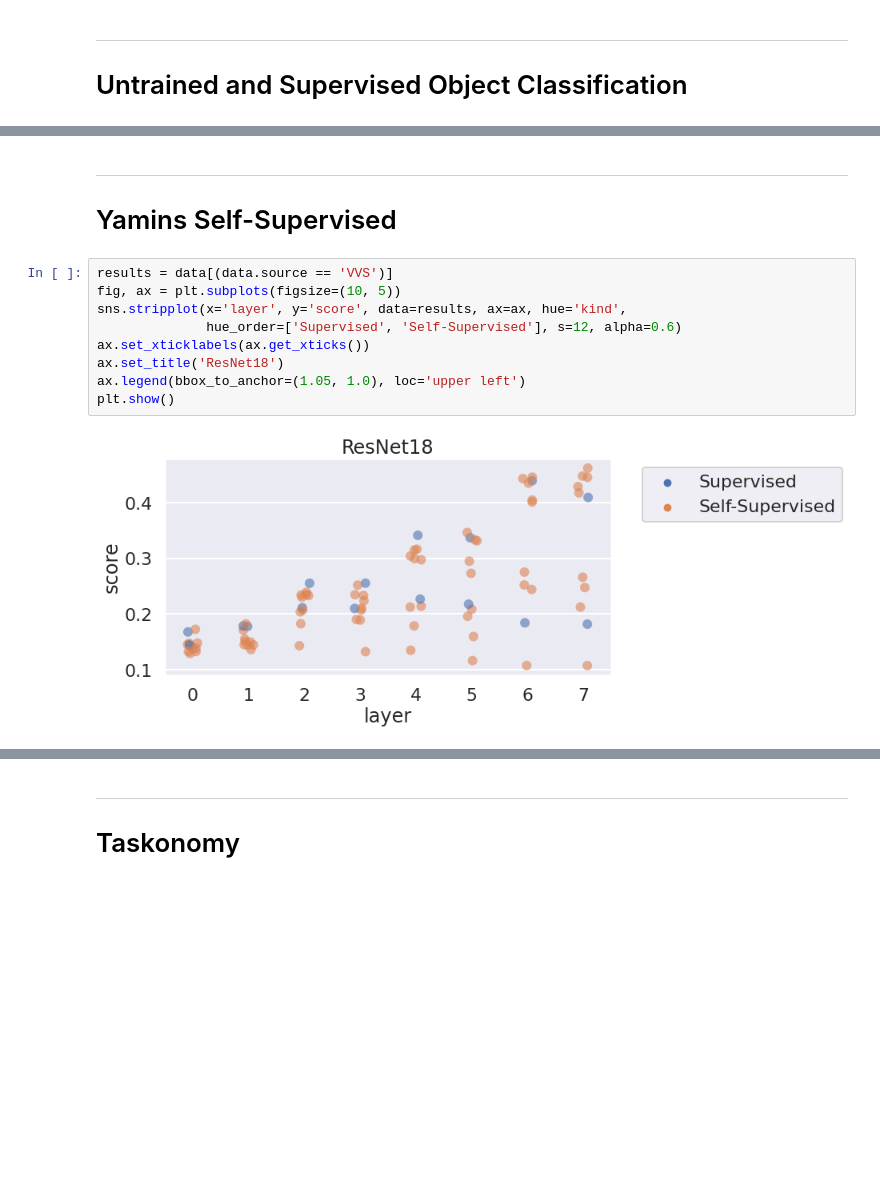
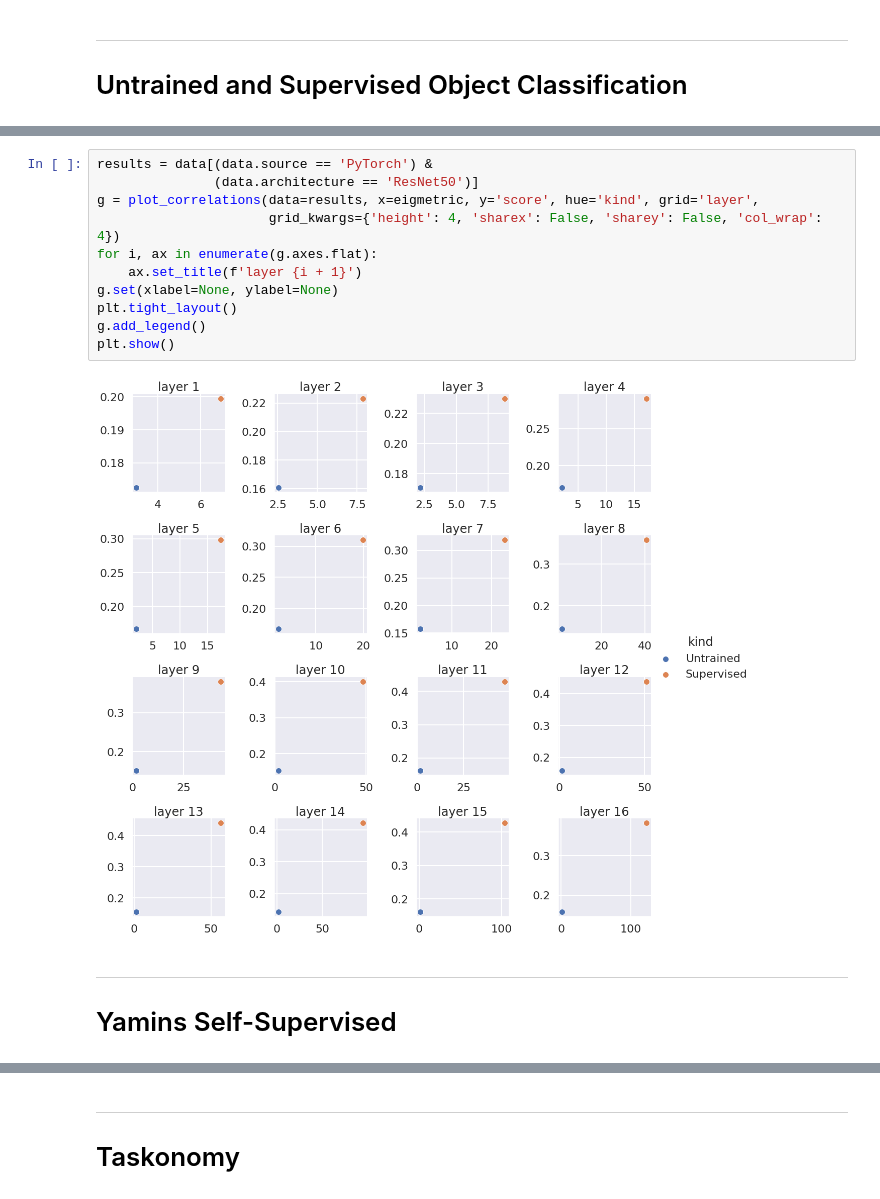
Before and after one commit to EricElmoznino/encoder_dimensionality, a Jupyter notebook: notebooks/explore_encoding_vs_eigmetrics.ipynb, the cells around one changed output, grey strips where cells are left out. Drawn from its saved outputs; the diff is of its cells as text; blank space fills up the shorter version.

Commit message:
- Completed correlation notebook

```diff
--- a/notebooks/explore_encoding_vs_eigmetrics.ipynb
+++ b/notebooks/explore_encoding_vs_eigmetrics.ipynb
@@ -46,14 +48,16 @@ plt.show()
+# %%
+results = data[(data.source == 'PyTorch') &
+               (data.architecture == 'ResNet50')]
+g = plot_correlations(data=results, x=eigmetric, y='score', hue='kind', grid='layer',
+                      grid_kwargs={'height': 4, 'sharex': False, 'sharey': False, 'col_wrap': 4})
+for i, ax in enumerate(g.axes.flat):
+    ax.set_title(f'layer {i + 1}')
+g.set(xlabel=None, ylabel=None)
+plt.tight_layout()
+g.add_legend()
+plt.show()
+# %% [output]
+[figure, added]
 # %% [markdown]
 ---
 # Yamins Self-Supervised
-# %%
-results = data[(data.source == 'VVS')]
-fig, ax = plt.subplots(figsize=(10, 5))
-sns.stripplot(x='layer', y='score', data=results, ax=ax, hue='kind',
-              hue_order=['Supervised', 'Self-Supervised'], s=12, alpha=0.6)
-ax.set_xticklabels(ax.get_xticks())
-ax.set_title('ResNet18')
-ax.legend(bbox_to_anchor=(1.05, 1.0), loc='upper left')
-plt.show()
-# %% [output]
-[figure, removed]
```
Also changed, not shown: parts of 4 cells of this notebook.
